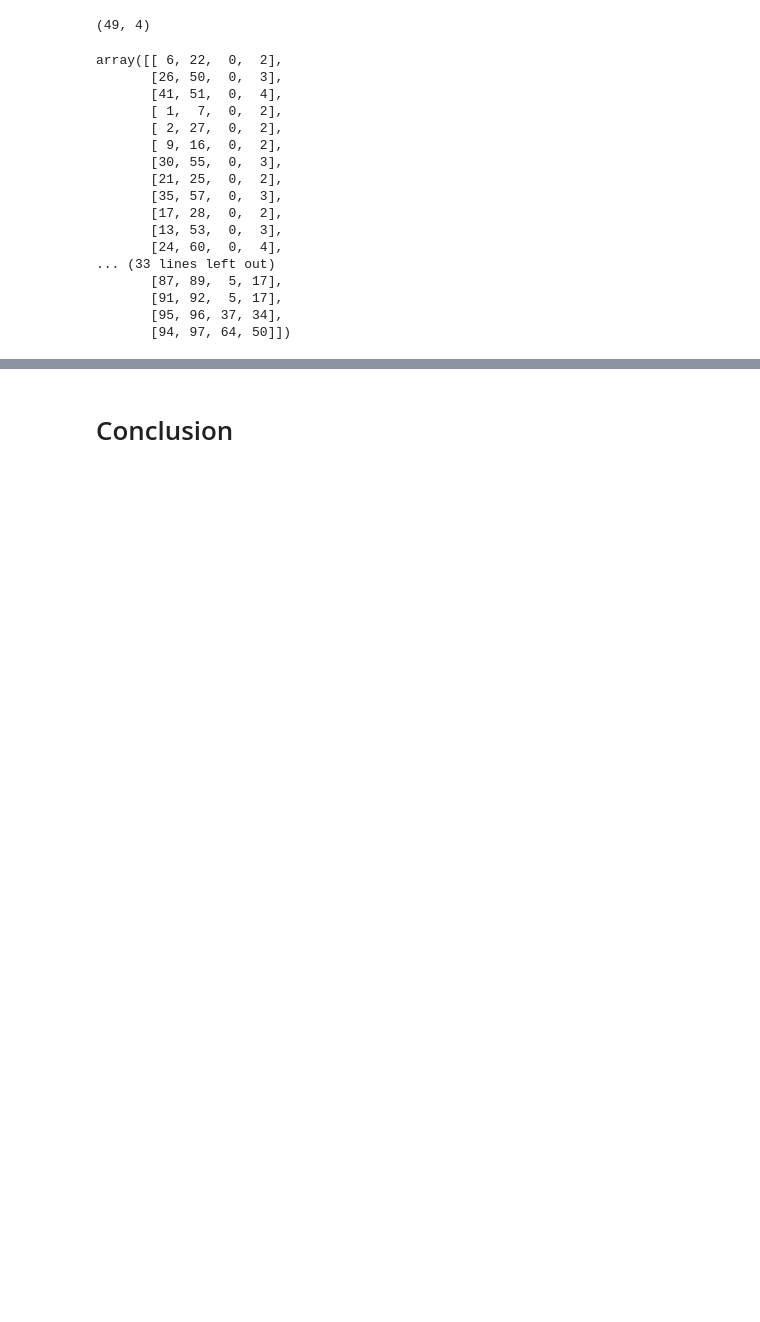
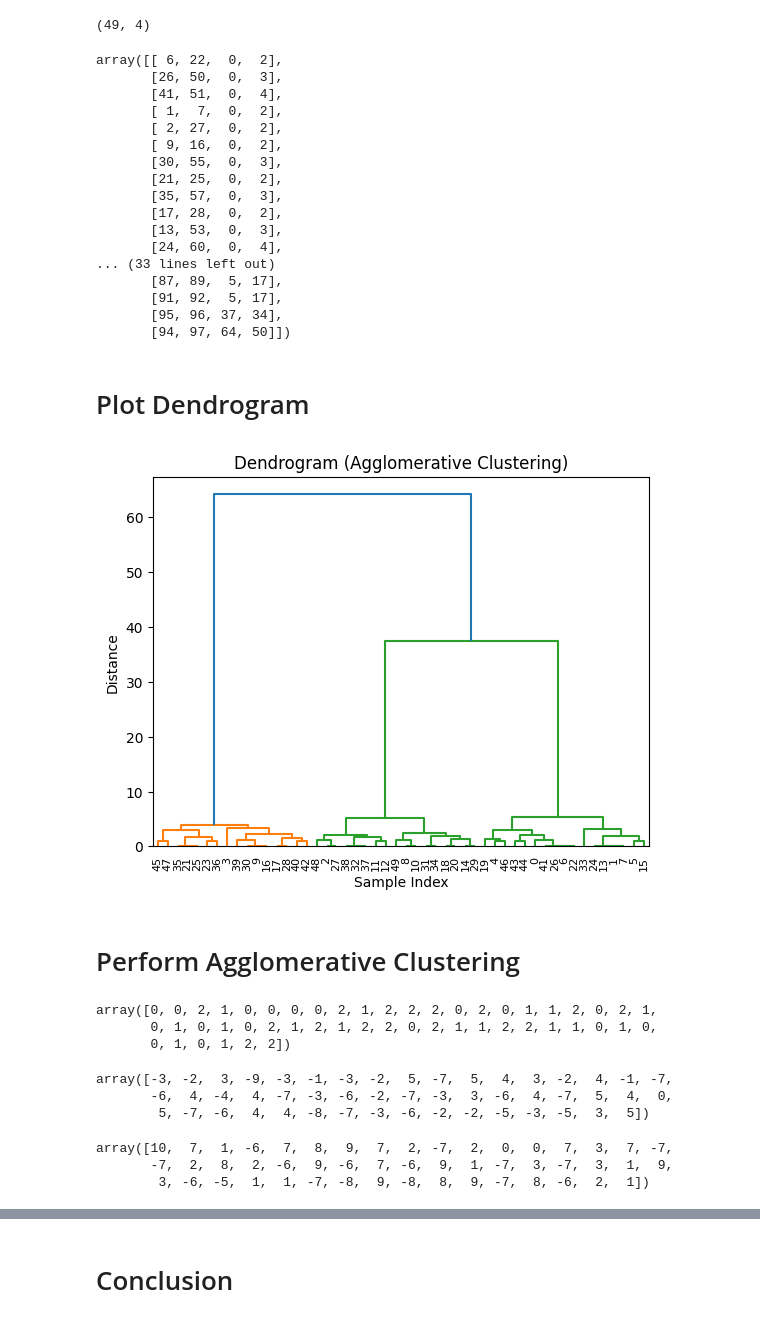
Before and after one commit to Shuaibiqbal/Hierarchical-Clustering-Agglomerative-vs-Divisive-Scikit-learn-SciPy-, a Jupyter notebook: notebook/Hierarchical-Clustering.ipynb, the cells around one changed output, grey strips where cells are left out. Saved outputs shown, nothing was run; the diff lists cells and outputs as text; code cells hidden in the pictures; blank space fills up the shorter version.

```diff
--- a/notebook/Hierarchical-Clustering.ipynb
+++ b/notebook/Hierarchical-Clustering.ipynb
@@ -87,3 +87,36 @@ array([[ 6, 22,  0,  2],
        [91, 92,  5, 17],
        [95, 96, 37, 34],
        [94, 97, 64, 50]])
+# %% [markdown]
+# Plot Dendrogram
+# %%
+plt.Figure(figsize=(10,5))
+dendrogram(linked, orientation="top", distance_sort="ascending", show_leaf_counts=True)
+plt.title("Dendrogram (Agglomerative Clustering)")
+plt.xlabel("Sample Index")
+plt.ylabel("Distance")
+plt.show()
+# %% [output]
+[figure, added]
+# %% [markdown]
+# Perform Agglomerative Clustering
+# %%
+model = AgglomerativeClustering(n_clusters=3)
+labels = model.fit_predict(X)
+labels
+# %% [output]
+array([0, 0, 2, 1, 0, 0, 0, 0, 2, 1, 2, 2, 2, 0, 2, 0, 1, 1, 2, 0, 2, 1,
+       0, 1, 0, 1, 0, 2, 1, 2, 1, 2, 2, 0, 2, 1, 1, 2, 2, 1, 1, 0, 1, 0,
+       0, 1, 0, 1, 2, 2])
+# %%
+X[:, 0]
+# %% [output]
+array([-3, -2,  3, -9, -3, -1, -3, -2,  5, -7,  5,  4,  3, -2,  4, -1, -7,
+       -6,  4, -4,  4, -7, -3, -6, -2, -7, -3,  3, -6,  4, -7,  5,  4,  0,
+        5, -7, -6,  4,  4, -8, -7, -3, -6, -2, -2, -5, -3, -5,  3,  5])
+# %%
+X[:, 1]
+# %% [output]
+array([10,  7,  1, -6,  7,  8,  9,  7,  2, -7,  2,  0,  0,  7,  3,  7, -7,
+       -7,  2,  8,  2, -6,  9, -6,  7, -6,  9,  1, -7,  3, -7,  3,  1,  9,
+        3, -6, -5,  1,  1, -7, -8,  9, -8,  8,  9, -7,  8, -6,  2,  1])
```
Also changed, not shown: parts of 8 cells of this notebook.
